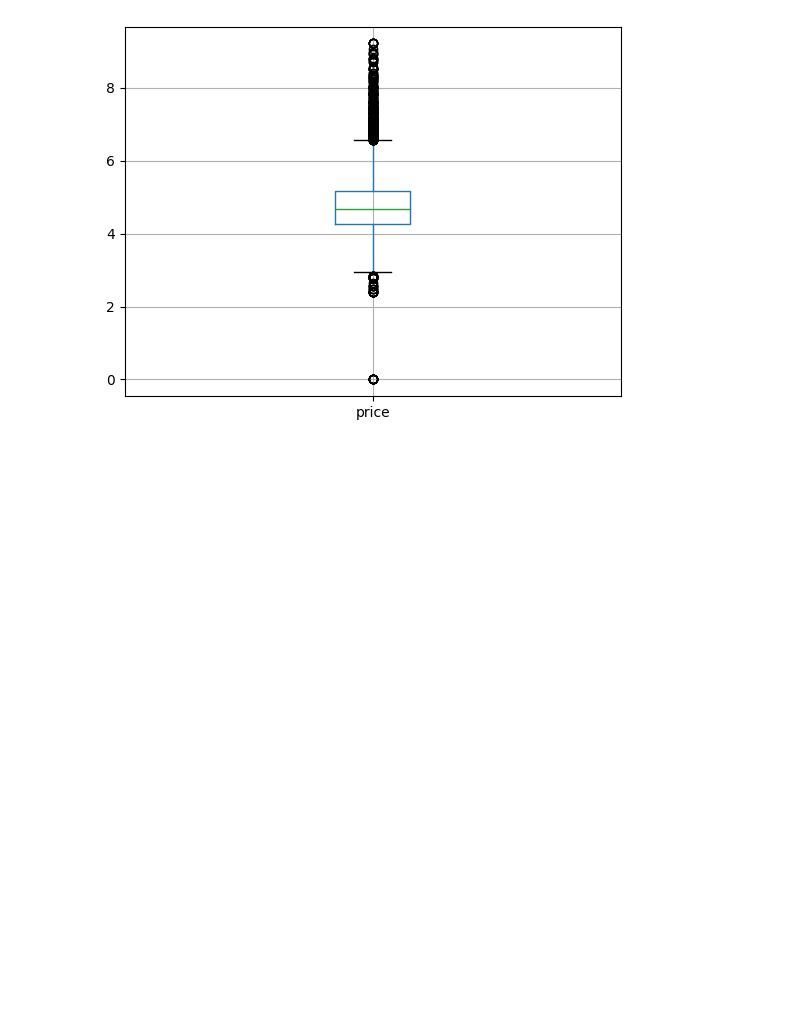
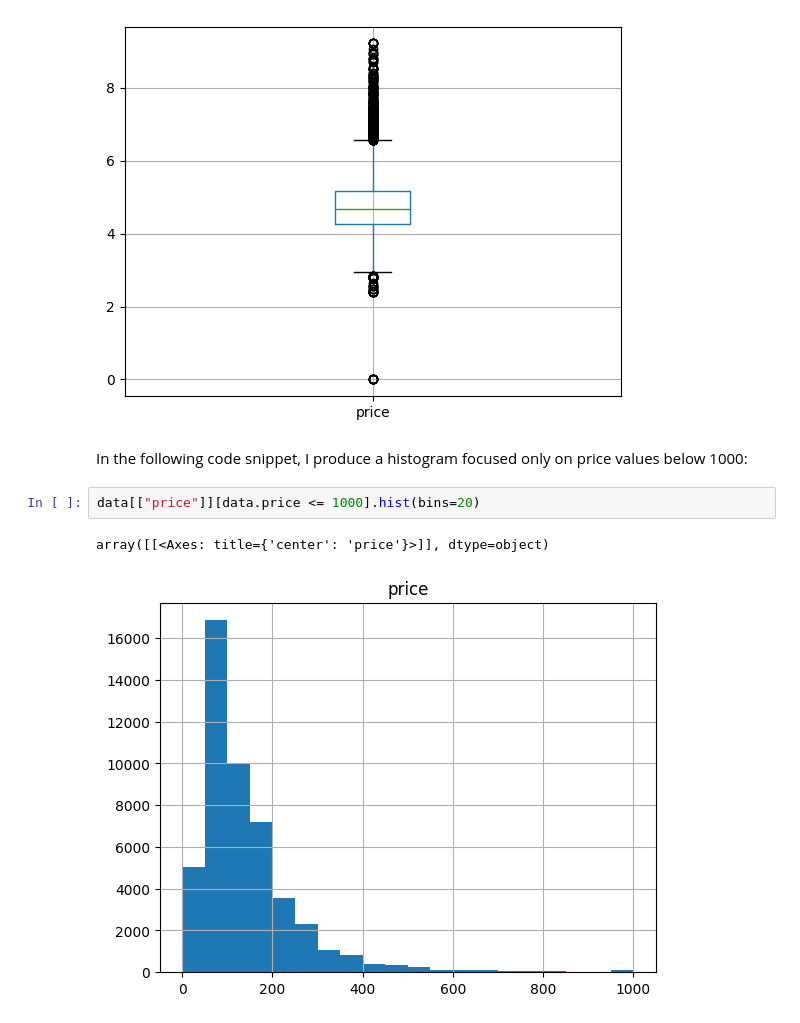
Before and after one commit to jeremysb1/xgboost, a Jupyter notebook: AB_NYC.ipynb, the cells around one changed output. Cells and saved outputs as stored; diff of their text form; blank space fills up the shorter version.

Commit message:
added new histogram of price feature below 1000

```diff
--- a/AB_NYC.ipynb
+++ b/AB_NYC.ipynb
@@ -71,3 +71,10 @@ data[["price"]].apply(lambda x: np.log1p(x)).boxplot()
 # %% [output]
 <Axes: >
 [figure]
+# %% [markdown]
+In the following code snippet, I produce a histogram focused only on price values below 1000:
+# %%
+data[["price"]][data.price <= 1000].hist(bins=20)
+# %% [output]
+array([[<Axes: title={'center': 'price'}>]], dtype=object)
+[figure, added]
```
